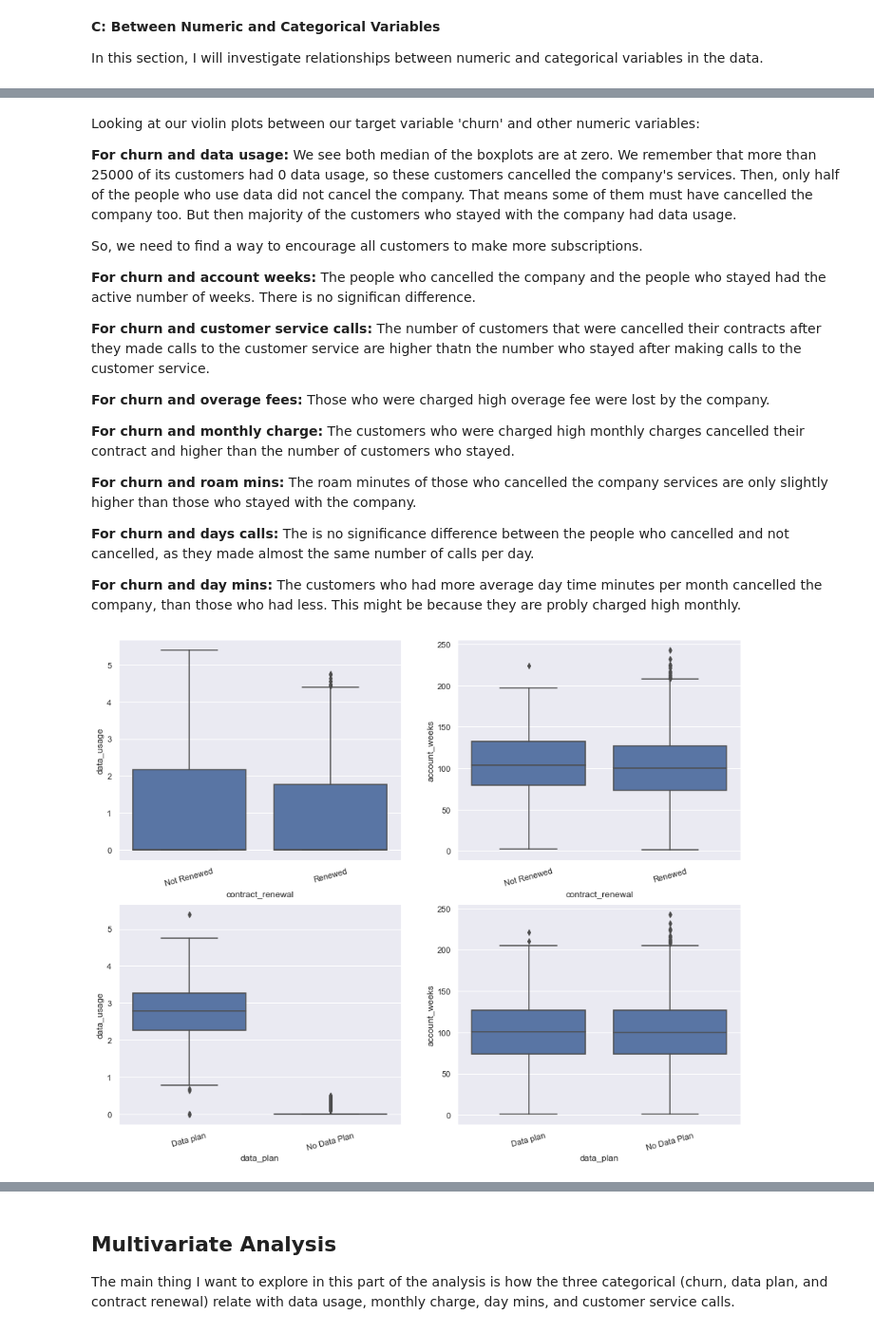
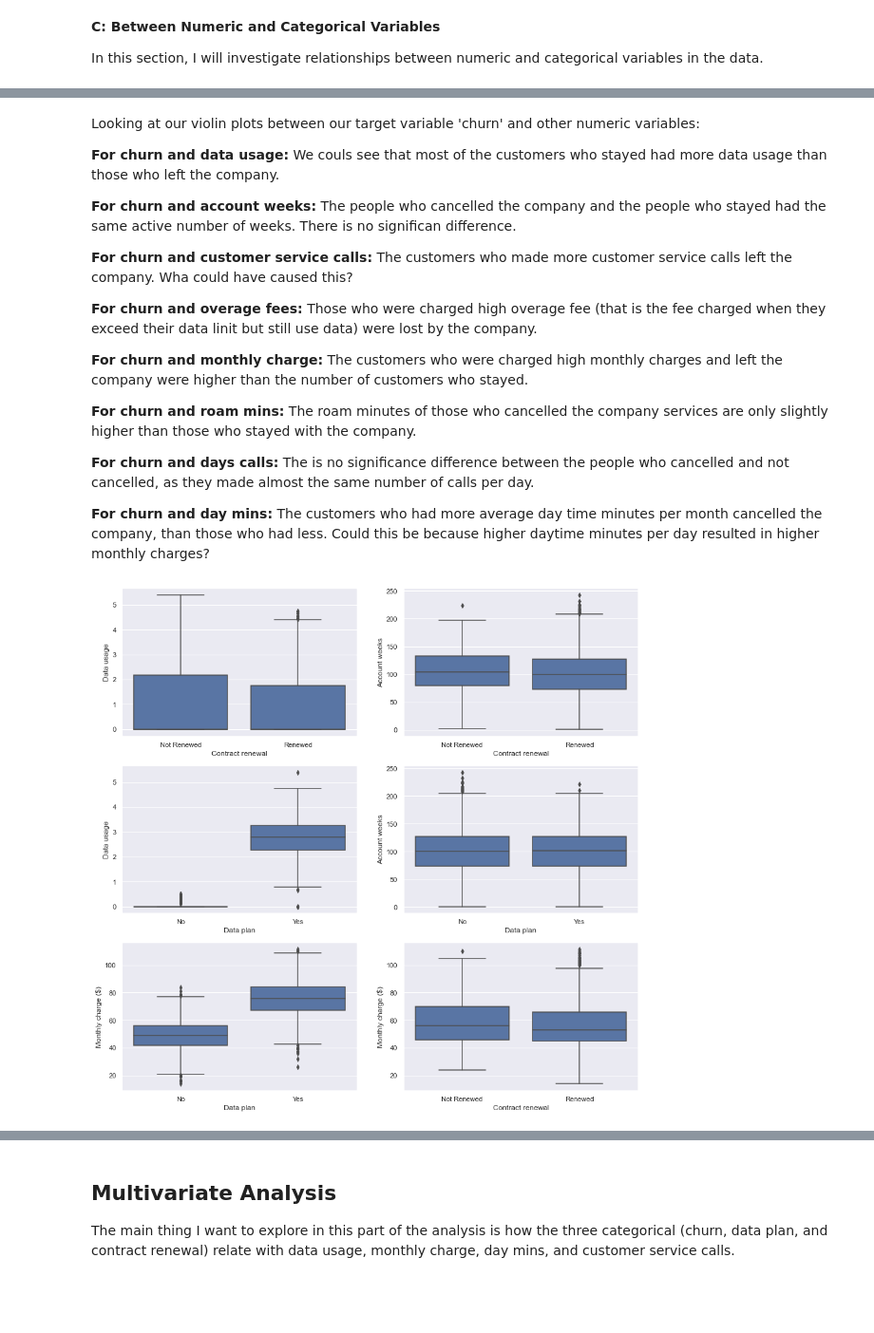
Before and after one commit to Chisomnwa/Communicate-Data-Findings, a Jupyter notebook: Part _I_Exploration_Template.ipynb, the cells around one changed output, grey strips where cells are left out. Shown at 95% size. Drawn from its saved outputs; the diff is of its cells as text; code cells hidden in the pictures; blank space fills up the shorter version.

```diff
--- a/Part _I_Exploration_Template.ipynb
+++ b/Part _I_Exploration_Template.ipynb
@@ -192,8 +181,8 @@ Change the name of the column labels to lower case
 # Seperate the column labels that are made up two words with a hyphen
 customer_info.rename(columns={'AccountWeeks': 'Account_Weeks', 'ContractRenewal': 'Contract_Renewal',
                               'DataPlan': 'Data_Plan', 'DataUsage': 'Data_Usage',
-                              'CustServCalls': 'Customer_Service_Calls', 'DayMins': 'Day_Mins', 'DayCalls': 'Day_Calls',
-                              'MonthlyCharge': 'Monthly_Charge', 'OverageFee': 'Overage_Fee', 'RoamMins': 'Roam_Mins'}, inplace = True)
+                              'CustServCalls': 'Customer_Service_Calls', 'DayMins': 'Day_Minutes', 'DayCalls': 'Day_Calls',
+                              'MonthlyCharge': 'Monthly_Charge', 'OverageFee': 'Overage_Fee', 'RoamMins': 'Roam_Minutes'}, inplace = True)
 
 # change the name of the column labels to lower case
 customer_info.rename(columns=lambda x: x.lower(), inplace=True)
@@ -220,9 +209,9 @@ Replace the 1 and 0 values in churn, customer_renewal, and data_plan columns wit
 ### Code
 # %%
 # change the value of the churn, contract_renewal, and data_plan for easy manipulation
-customer_info['churn'] = np.where(customer_info['churn'] == 1, 'Cancelled', 'Not Cancelled')
+customer_info['churn'] = np.where(customer_info['churn'] == 1, 'Left', 'Stayed')
 customer_info['contract_renewal'] = np.where(customer_info['contract_renewal'] == 1, 'Renewed', 'Not Renewed')
-customer_info['data_plan'] = np.where(customer_info['data_plan'] == 1, 'Data plan', 'No Data Plan')
+customer_info['data_plan'] = np.where(customer_info['data_plan'] == 1, 'Yes', 'No')
 # %% [markdown]
 ### Test
 # %%
@@ -310,14 +301,17 @@ def count_plot(cat):
     if cat == 'churn':
         sns.countplot(data=customer_info, x = cat, color=color)
         plt.xlabel('Churn')
+        plt.ylabel('Count')
         plt.title('Churn Distribution')
     elif cat == 'contract_renewal':
         sns.countplot(data = customer_info, x  = cat, color=color)
         plt.xlabel('Contract Renewal');
+        plt.ylabel('Count')
         plt.title('Contract Renewal Distribution')
     else:
         sns.countplot(data = customer_info, x = cat, color=color)
         plt.xlabel('Data Plan');
+        plt.ylabel('Count')
         plt.title('Data Plan Distribution')
 # %%
 # iterataing through a list of categorical variabale for plotting.
@@ -740,43 +738,61 @@ plt.ylabel('Day Minutes');
 # %% [markdown]
 Looking at our violin plots between our target variable 'churn' and other numeric variables:
 
-**For churn and data usage:** We see both median of the boxplots are at zero. We remember that more than 25000 of its customers had 0 data usage, so these customers cancelled the company's services. Then, only half of the people who use data did not cancel the company. That means some of them must have cancelled the company too. But then majority of the customers who stayed with the company had data usage.
+**For churn and data usage:** We couls see that most of the customers who stayed had more data usage than those who left the company.
 
-So, we need to find a way to encourage all customers to make more subscriptions.
+**For churn and account weeks:** The people who cancelled the company and the people who stayed had the same active number of weeks. There is no significan difference.
 
-**For churn and account weeks:** The people who cancelled the company and the people who stayed had the active number of weeks. There is no significan difference.
+**For churn and customer service calls:** The customers who made more customer service calls left the company. Wha could have caused this?
 
-**For churn and customer service calls:** The number of customers that were cancelled their contracts after they made calls to the customer service are higher thatn the number who stayed after making calls to the customer service.
+**For churn and overage fees:** Those who were charged high overage fee (that is the fee charged when they exceed their data linit but still use data) were lost by the company.
 
-**For churn and overage fees:** Those who were charged high overage fee were lost by the company.
-
-**For churn and monthly charge:** The customers who were charged high monthly charges cancelled their contract and higher than the number of customers who stayed.
+**For churn and monthly charge:** The customers who were charged high monthly charges and left the company were higher than the number of customers who stayed.
 
 **For churn and roam mins:** The roam minutes of those who cancelled the company services are only slightly higher than those who stayed with the company.
 
 **For churn and days calls:** The is no significance difference between the people who cancelled and not cancelled, as they made almost the same number of calls per day.
 
-**For churn and day mins:** The customers who had more average day time minutes per month cancelled the company, than those who had less. This might be because they are probly charged high monthly.
+**For churn and day mins:** The customers who had more average day time minutes per month cancelled the company, than those who had less. Could this be because higher daytime minutes per day resulted in higher monthly charges?
 # %%
 # Let's check the relationship between our target variable 'Churn' and other numeric variables
-plt.figure(figsize=[15, 12])
+plt.figure(figsize=[15, 15])
 base_color = sns.color_palette()[0]
 
-plt.subplot(2, 2, 1)
+plt.subplot(3, 2, 1)
 sns.boxplot(data=customer_info, x='contract_renewal', y='data_usage', color=base_color)
-plt.xticks(rotation=15);
+plt.xticks(rotation=0)
+plt.xlabel('Contract renewal')
+plt.ylabel('Data usage');
 
-plt.subplot(2, 2, 2)
+plt.subplot(3, 2, 2)
 sns.boxplot(data=customer_info, x='contract_renewal', y='account_weeks', color=base_color)
-plt.xticks(rotation=15);
+plt.xticks(rotation=0)
+plt.xlabel('Contract renewal')
+plt.ylabel('Account weeks');
 
-plt.subplot(2, 2, 3)
+plt.subplot(3, 2, 3)
 sns.boxplot(data=customer_info, x='data_plan', y='data_usage', color=base_color)
-plt.xticks(rotation=15);
+plt.xticks(rotation=0)
+plt.xlabel('Data plan')
+plt.ylabel('Data usage');
 
-plt.subplot(2, 2, 4)
+plt.subplot(3, 2, 4)
 sns.boxplot(data=customer_info, x='data_plan', y='account_weeks', color=base_color)
-plt.xticks(rotation=15);
+plt.xticks(rotation=0)
+plt.xlabel('Data plan')
+plt.ylabel('Account weeks');
+
+plt.subplot(3, 2, 5)
+sns.boxplot(data=customer_info, x='data_plan', y='monthly_charge', color=base_color)
+plt.xticks(rotation=0)
+plt.xlabel('Data plan')
+plt.ylabel('Monthly charge ($)');
+
+plt.subplot(3, 2, 6)
+sns.boxplot(data=customer_info, x='contract_renewal', y='monthly_charge', color=base_color)
+plt.xticks(rotation=0)
+plt.xlabel('Contract renewal')
+plt.ylabel('Monthly charge ($)');
 # %% [output]
-[figure, old version]
+[figure, new version]
 # %% [markdown]
```
Also changed, not shown: parts of 52 cells of this notebook, 10 other files.
